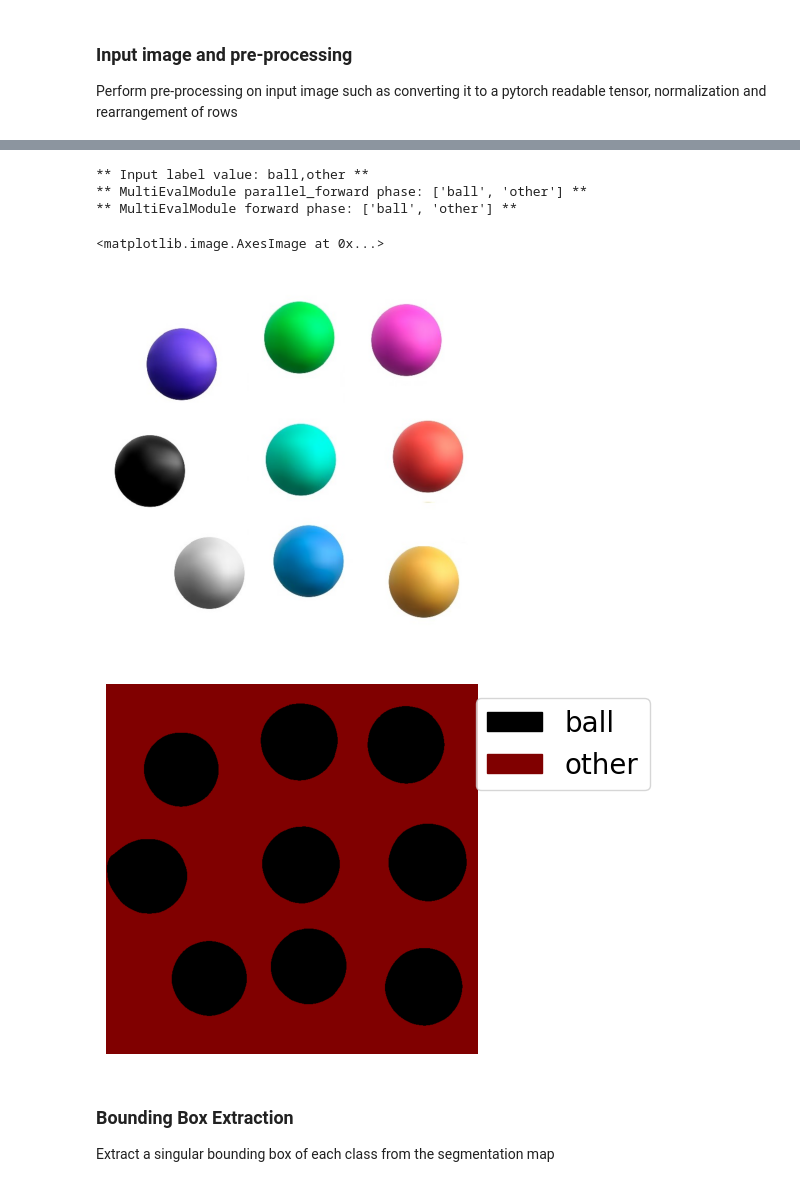
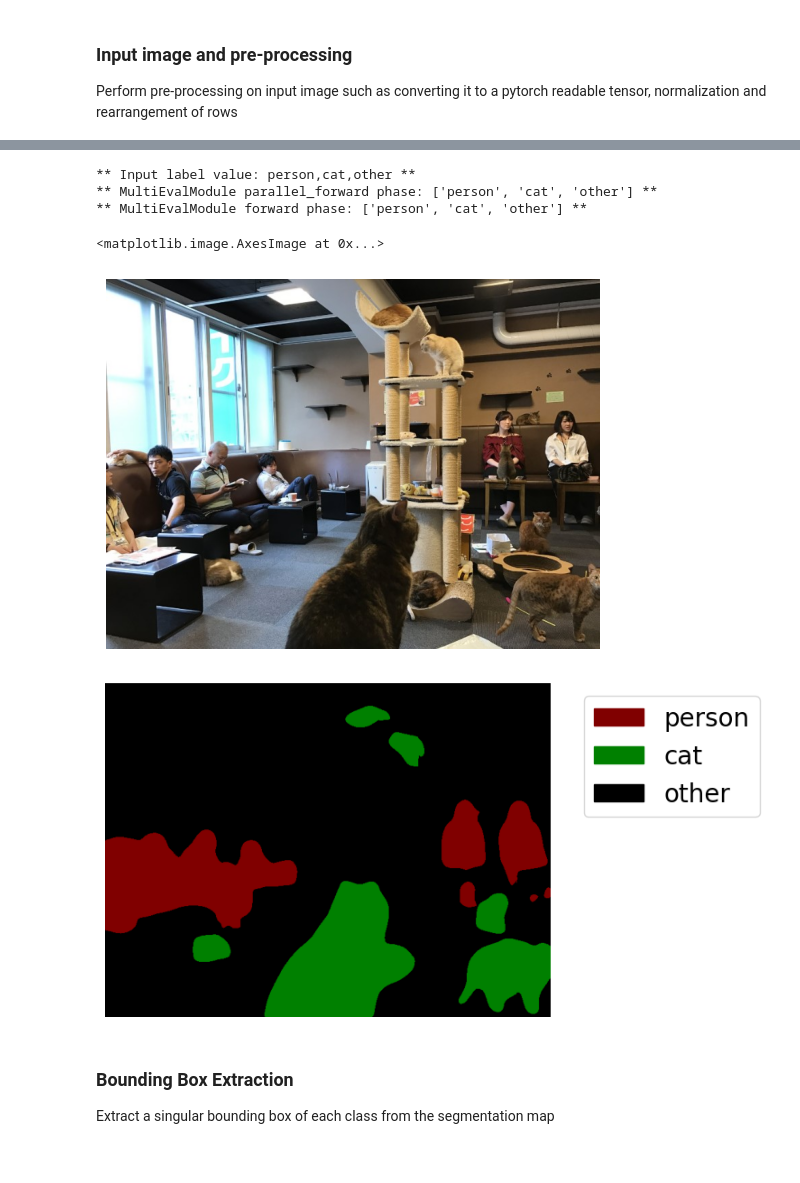
Before and after one commit to zixinglin07/instance-lseg, a Jupyter notebook: lseg_demo_nltk.ipynb, the cells around one changed output, grey strips where cells are left out. Cells and saved outputs as stored; diff of their text form; code cells hidden in the pictures; blank space fills up the shorter version.

```diff
--- a/lseg_demo_nltk.ipynb
+++ b/lseg_demo_nltk.ipynb
@@ -11,9 +11,9 @@ Adjectives that can be processed are first defined in the keywords list. The pro
 
 The adj_list will be passed to the visual grounding module, while the noun_list will be converted to a string readable by the LSeg module.
 # %%
-#user_input = "Help me segment the person in red and the left cat in this image"
+user_input = "Help me segment the person in red and the left cat in this image"
 #user_input = "Help me segment the right person and the left cat in this image"
-user_input = "Help me segment the cyan ball in this image"
+#user_input = "Help me segment the cyan ball in this image"
 #user_input = "help me segment the person in blue in this image"
 #user_input = "help me segment the cat and dog in this image"
 # %%
@@ -482,8 +483,8 @@ Perform pre-processing on input image such as converting it to a pytorch readabl
 # %%
 #img_path = 'inputs/cat2.jpeg'
 #img_path = 'inputs/ADE_val_00000297.jpg'
-#img_path = 'inputs/IMG_7487_smaller.jpg'
-img_path = "inputs/ball.jpg"
+img_path = 'inputs/IMG_7487_smaller.jpg'
+#img_path = "inputs/ball.jpg"
 #img_path = "inputs/outfits.jpg"
 #img_path = "inputs/cats-and-dogs.jpg"
 
@@ -527,28 +528,29 @@ with torch.no_grad():
 #Lseg results
 predict = predicts[0]
 # %% [output]
-** Input label value: ball,other **
-** MultiEvalModule parallel_forward phase: ['ball', 'other'] **
-** MultiEvalModule forward phase: ['ball', 'other'] **
+** Input label value: person,cat,other **
+** MultiEvalModule parallel_forward phase: ['person', 'cat', 'other'] **
+** MultiEvalModule forward phase: ['person', 'cat', 'other'] **
 # %%
 
 new_palette = get_new_pallete(len(labels))
+new_palette = [128,0,0,0,128,0,0,0,0]
 mask, patches = get_new_mask_pallete(predict, new_palette, out_label_flag=True, labels=labels)
 img = image[0].permute(1,2,0)
 img = img * 0.5 + 0.5
 img = Image.fromarray(np.uint8(255*img)).convert("RGBA")
 seg = mask.convert("RGBA")
 out = Image.blend(img, seg, alpha)
 plt.axis('off')
 plt.imshow(img)
 plt.figure()
 plt.legend(handles=patches, loc='upper right', bbox_to_anchor=(1.5, 1), prop={'size': 20})
 plt.axis('off')
 plt.imshow(seg)
 # %% [output]
 <matplotlib.image.AxesImage at 0x...>
-[figure, old version]
+[figure, new version]
-[figure, old version]
+[figure, new version]
 # %% [markdown]
 <h3> Bounding Box Extraction </h3>
 Extract a singular bounding box of each class from the segmentation map
```
Also changed, not shown: parts of 16 cells of this notebook, 7 other files.
